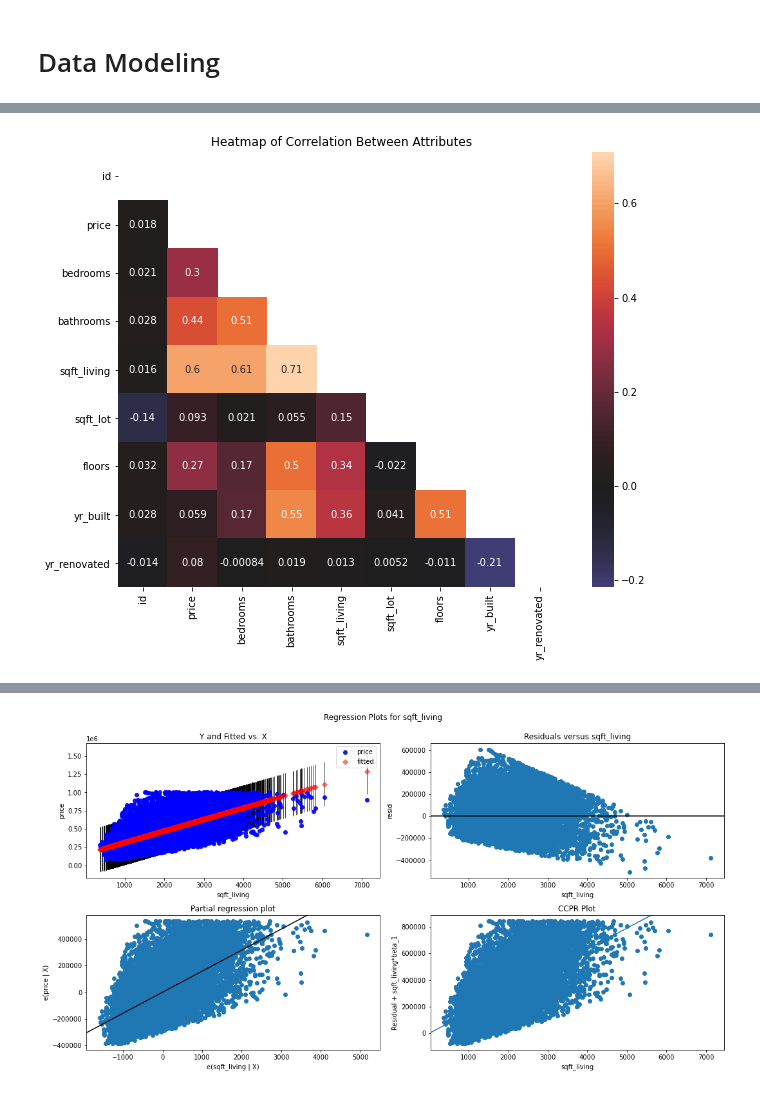
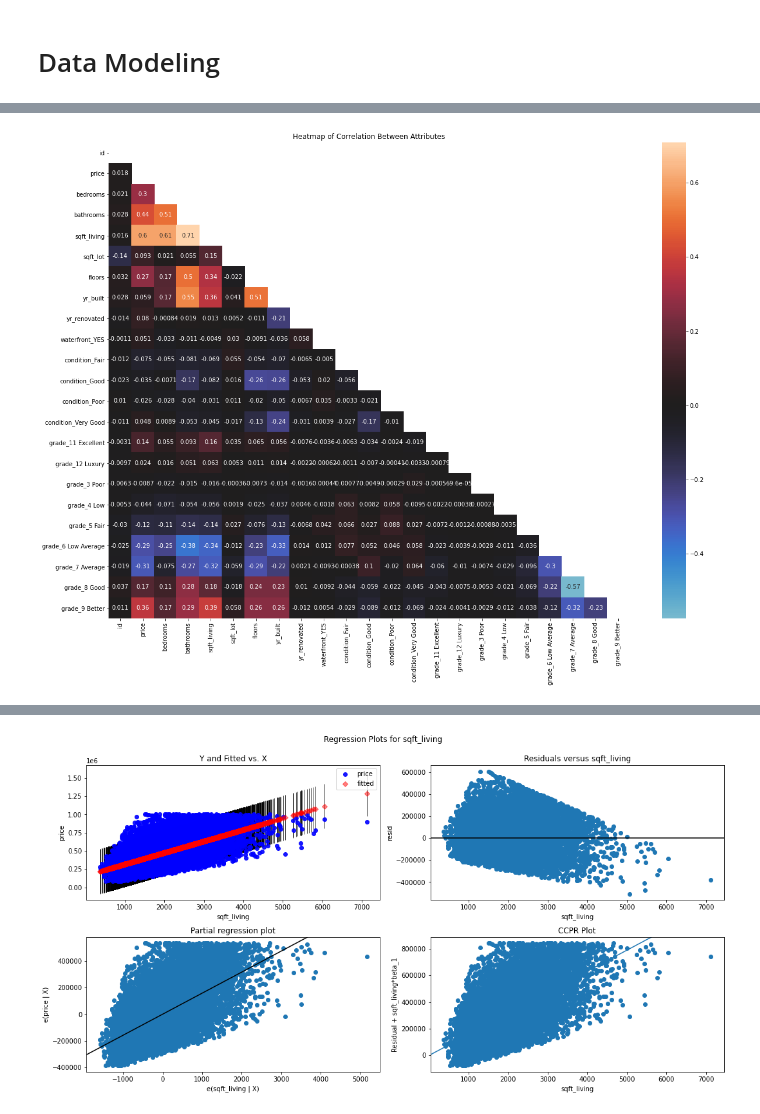
Before and after one commit to ashakeri92/dsc-phase-2-project-v2-3, a Jupyter notebook: Analysis.ipynb, the cells around one changed output, grey strips where cells are left out. Cells and saved outputs as stored; diff of their text form; code cells hidden in the pictures.

```diff
--- a/Analysis.ipynb
+++ b/Analysis.ipynb
@@ -105,9 +106,9 @@ fig.tight_layout()
 
 dummies = pd.get_dummies(kc[categoricals], prefix=categoricals, drop_first=True)
 
-kc_preprocessed = kc.drop(categoricals, axis=1)
+kc = kc.drop(categoricals, axis=1)
 
-kc_preprocessed = pd.concat([kc, dummies], axis=1)
+kc = pd.concat([kc, dummies], axis=1)
 
-kc_preprocessed.head()
+kc.head()
 # %% [output]
@@ -160,25 +171,25 @@ kc.describe()
 # %%
 # Build heatmap
 
 # Set up figure and axis
-fig, ax = plt.subplots(figsize=(10, 8))
+fig, ax = plt.subplots(figsize=(20, 15))
 
 sns.heatmap(kc.corr(),
             # Mask to show only half the values instead of showing duplicates
             mask=np.triu(np.ones_like(corr, dtype=bool)),
             # Specifies that we want values not just colors
             annot = True,
             center=0);
 
 # Customize the plot appearance
 ax.set_title("Heatmap of Correlation Between Attributes");
 
 # We see below that the highest to lowest correlated are as follows:
 # 1) sqft_living x bathrooms
 # 2) price x sqft_living
 # 3) price x bathrooms
 # %% [output]
-[figure, old version]
+[figure, new version]
 # %%
 # Build Baseline Model
 b = 'price~sqft_living'
```
Also changed, not shown: parts of 6 cells of this notebook.
